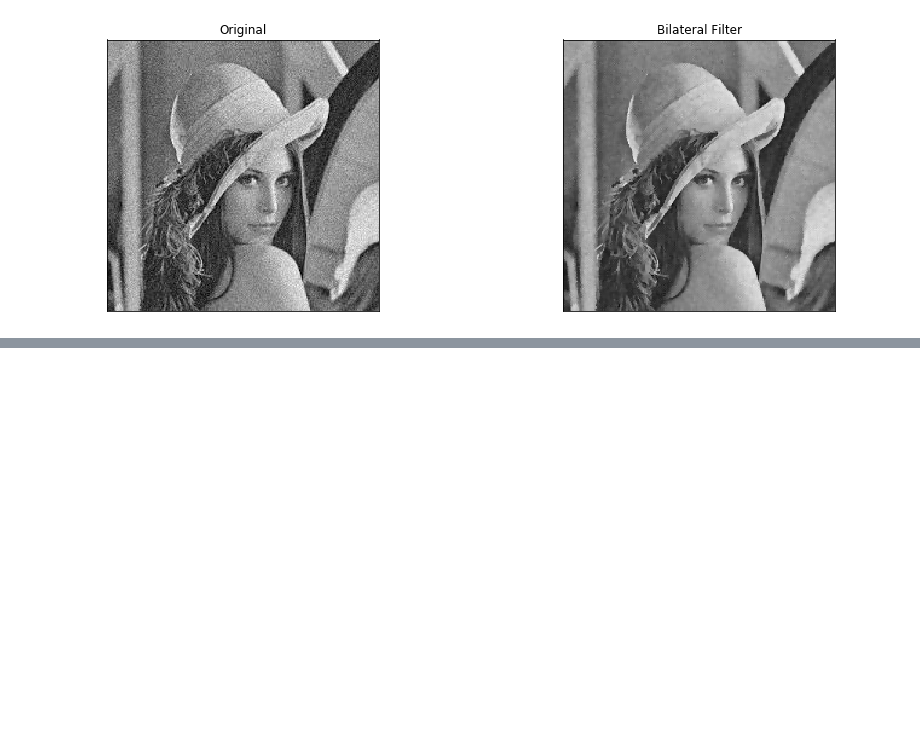
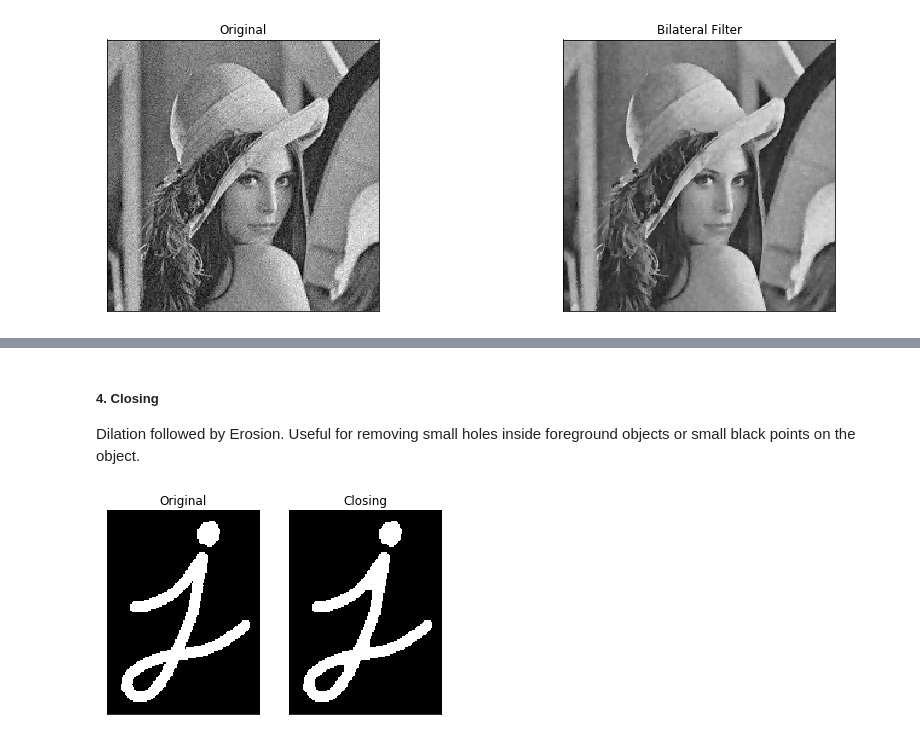
Before and after one commit to IamMohitM/OpenCV-Learning, a Jupyter notebook: Image Processing in OpenCV.ipynb, the cells around one changed output, grey strips where cells are left out. Saved outputs shown, nothing was run; the diff lists cells and outputs as text; code cells hidden in the pictures; blank space fills up the shorter version.

```diff
--- a/Image Processing in OpenCV.ipynb
+++ b/Image Processing in OpenCV.ipynb
@@ -454,0 +505,9 @@ plt.yticks([]);
+# %% [markdown]
+##### 4. Closing
+
+Dilation followed by Erosion. Useful for removing small holes inside foreground objects or small black points on the object.
+# %%
+closing = cv2.morphologyEx(img, cv2.MORPH_CLOSE, kernel)
+plot_subplot(img, closing, 'Original', 'Closing')
+# %% [output]
+[figure, added]
```
Also changed, not shown: parts of 13 cells of this notebook, 1 other file.
